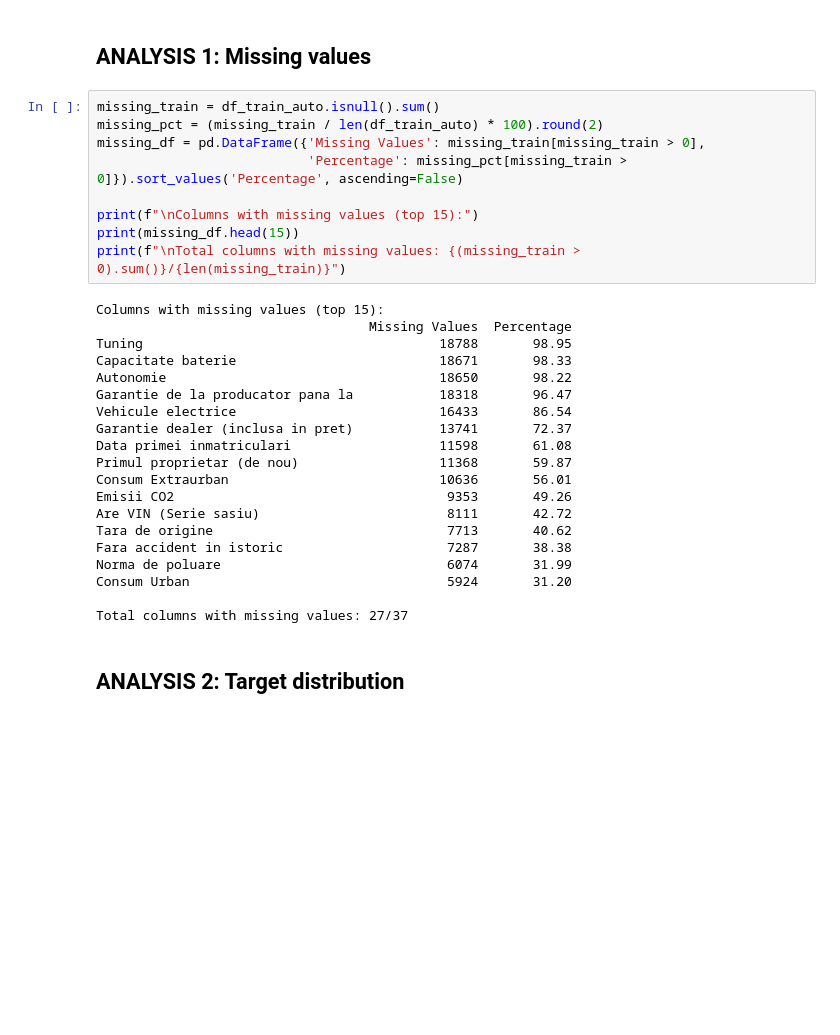
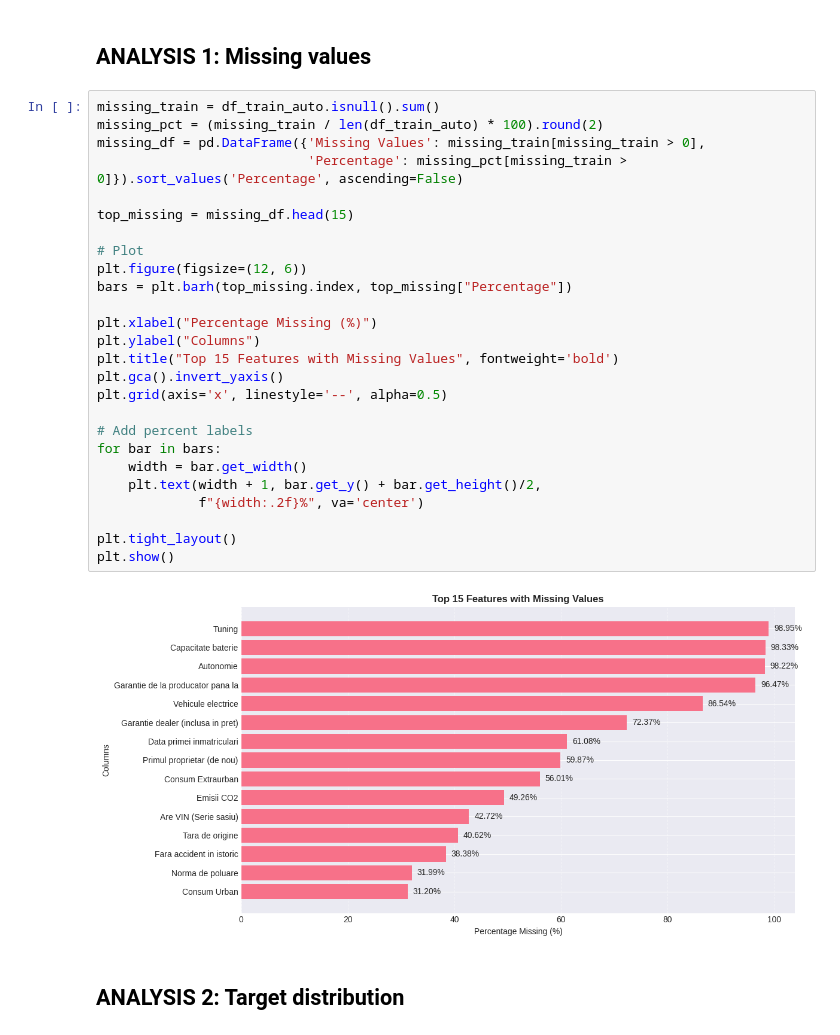
Before and after one commit to denboba/Machine-Learning, a Jupyter notebook: tema/tema1_abdulkadir gobena-denboba.ipynb, the cells around one changed output. Cells and saved outputs as stored; diff of their text form; blank space fills up the shorter version.

```diff
--- a/tema/tema1_abdulkadir gobena-denboba.ipynb
+++ b/tema/tema1_abdulkadir gobena-denboba.ipynb
@@ -644,32 +639,31 @@ Testing set: (4746, 37)
 # %%
 missing_train = df_train_auto.isnull().sum()
 missing_pct = (missing_train / len(df_train_auto) * 100).round(2)
 missing_df = pd.DataFrame({'Missing Values': missing_train[missing_train > 0],
                            'Percentage': missing_pct[missing_train > 0]}).sort_values('Percentage', ascending=False)
 
-print(f"\nColumns with missing values (top 15):")
-print(missing_df.head(15))
-print(f"\nTotal columns with missing values: {(missing_train > 0).sum()}/{len(missing_train)}")
+top_missing = missing_df.head(15)
+
+# Plot
+plt.figure(figsize=(12, 6))
+bars = plt.barh(top_missing.index, top_missing["Percentage"])
+
+plt.xlabel("Percentage Missing (%)")
+plt.ylabel("Columns")
+plt.title("Top 15 Features with Missing Values", fontweight='bold')
+plt.gca().invert_yaxis()
+plt.grid(axis='x', linestyle='--', alpha=0.5)
+
+# Add percent labels
+for bar in bars:
+    width = bar.get_width()
+    plt.text(width + 1, bar.get_y() + bar.get_height()/2,
+             f"{width:.2f}%", va='center')
+
+plt.tight_layout()
+plt.show()
 # %% [output]
-Columns with missing values (top 15):
-                                   Missing Values  Percentage
-Tuning                                      18788       98.95
-Capacitate baterie                          18671       98.33
-Autonomie                                   18650       98.22
-Garantie de la producator pana la           18318       96.47
-Vehicule electrice                          16433       86.54
-Garantie dealer (inclusa in pret)           13741       72.37
-Data primei inmatriculari                   11598       61.08
-Primul proprietar (de nou)                  11368       59.87
-Consum Extraurban                           10636       56.01
-Emisii CO2                                   9353       49.26
-Are VIN (Serie sasiu)                        8111       42.72
-Tara de origine                              7713       40.62
-Fara accident in istoric                     7287       38.38
-Norma de poluare                             6074       31.99
-Consum Urban                                 5924       31.20
-
-Total columns with missing values: 27/37
+[figure, added]
 # %% [markdown]
 ## ANALYSIS 2: Target distribution
 # %%
```
Also changed, not shown: parts of 6 cells of this notebook.
